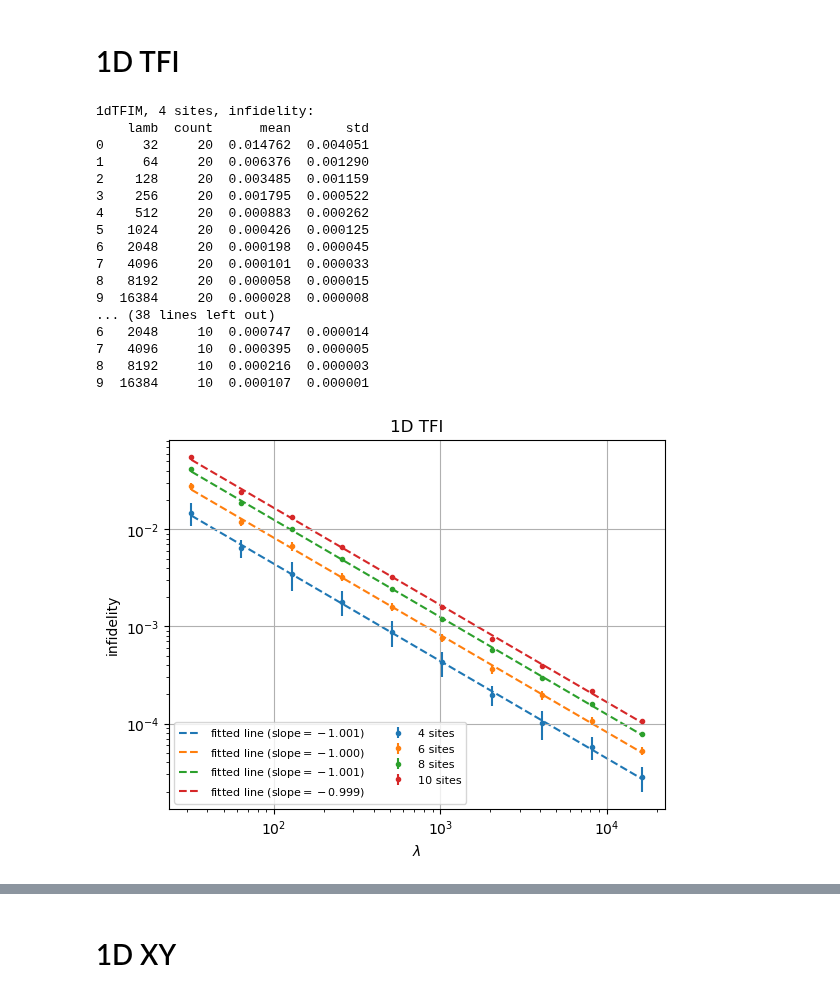
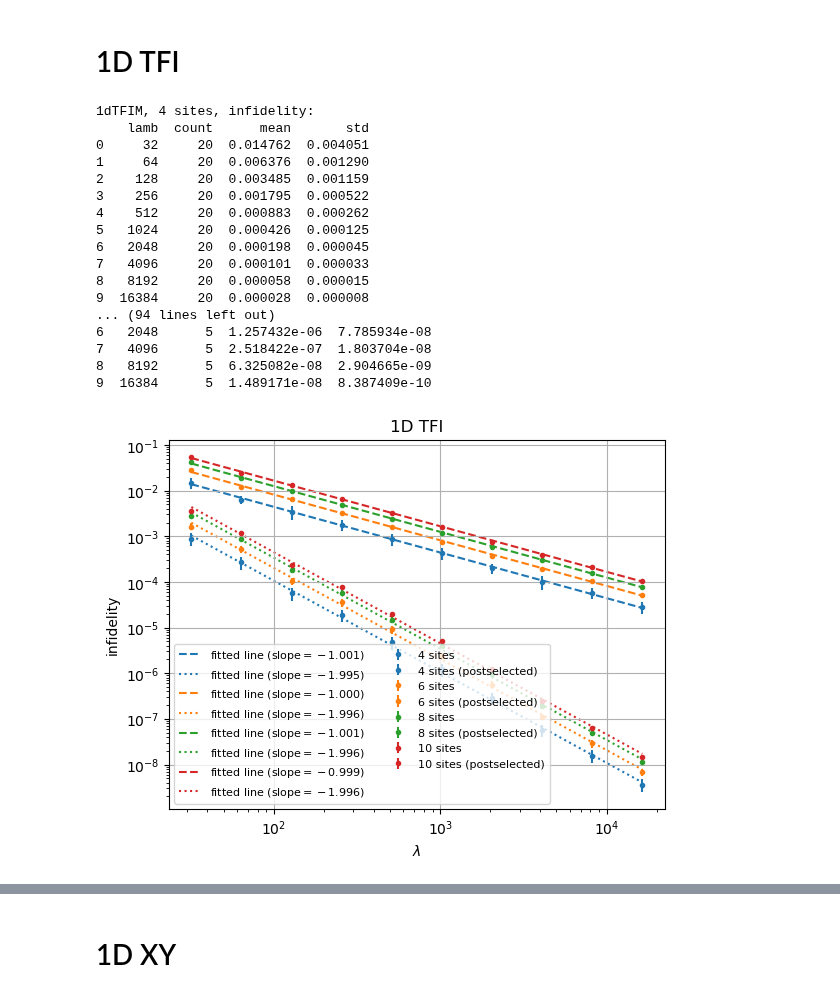
Before and after one commit to sqrta/ErrorSupression, a Jupyter notebook: use-dynamite/data/plot_sweep_lamb.ipynb, the cells around one changed output, grey strips where cells are left out. Saved outputs shown, nothing was run; the diff lists cells and outputs as text; code cells hidden in the pictures.

Commit message:
update plot

```diff
--- a/use-dynamite/data/plot_sweep_lamb.ipynb
+++ b/use-dynamite/data/plot_sweep_lamb.ipynb
@@ -50,57 +48,56 @@ for nb in [2,3,4,5]:
     plt.plot(lamb_arr, np.exp(lr.slope * np.log(lamb_arr) + lr.intercept),
             label='fitted line (slope$={:.3f}$)'.format(lr.slope),
             color=plt.gca().lines[-1].get_color(),
             zorder=1,
             linestyle="--")
 
-    if draw_postselection:
-        newdf = df.groupby("lamb")["postsel_infidelity"].agg(['count', 'mean', 'std']).reset_index()
-        print(f"{model}, {n_logi} sites, postselected infidelity:")
-        print(newdf)
-        print("\n")
-        lamb_arr = newdf["lamb"].to_numpy()
-        mean_arr = newdf["mean"].to_numpy()
-        std_arr = newdf["std"].to_numpy()
+    newdf = df.groupby("lamb")["postsel_infidelity"].agg(['count', 'mean', 'std']).reset_index()
+    print(f"{model}, {n_logi} sites, postselected infidelity:")
+    print(newdf)
+    print("\n")
+    lamb_arr = newdf["lamb"].to_numpy()
+    mean_arr = newdf["mean"].to_numpy()
+    std_arr = newdf["std"].to_numpy()
 
-        plt.errorbar(lamb_arr, mean_arr, yerr=std_arr,
-                    label=f'{n_logi} sites (postselected)',
-                    color=plt.gca().lines[-1].get_color(),
-                    fmt='o', markersize=3, zorder=2)
+    plt.errorbar(lamb_arr, mean_arr, yerr=std_arr,
+                label=f'{n_logi} sites (postselected)',
+                color=plt.gca().lines[-1].get_color(),
+                fmt='o', markersize=3, zorder=2)
 
-        lr = scipy.stats.linregress(np.log(lamb_arr), np.log(mean_arr))
-        plt.plot(lamb_arr, np.exp(lr.slope * np.log(lamb_arr) + lr.intercept),
-                label='fitted line (slope$={:.3f}$)'.format(lr.slope),
-                color=plt.gca().lines[-1].get_color(),
-                zorder=1,
-                linestyle=":")
+    lr = scipy.stats.linregress(np.log(lamb_arr), np.log(mean_arr))
+    plt.plot(lamb_arr, np.exp(lr.slope * np.log(lamb_arr) + lr.intercept),
+            label='fitted line (slope$={:.3f}$)'.format(lr.slope),
+            color=plt.gca().lines[-1].get_color(),
+            zorder=1,
+            linestyle=":")
 
 plt.xscale("log")
 plt.yscale("log")
 plt.xlabel(r"$\lambda$")
 plt.ylabel("infidelity")
 plt.title("1D TFI")
 plt.legend(ncol=2, prop={'size': 8}, loc="lower left")
 plt.grid()
-plt.savefig(f"{model}_sweep_lamb_noise=0.1_t=1.pdf", format="pdf", bbox_inches="tight")
+# plt.savefig(f"{model}_sweep_lamb_noise=0.1_t=1.pdf", format="pdf", bbox_inches="tight")
 plt.show()
 # %% [output]
 1dTFIM, 4 sites, infidelity:
     lamb  count      mean       std
 0     32     20  0.014762  0.004051
 1     64     20  0.006376  0.001290
 2    128     20  0.003485  0.001159
 3    256     20  0.001795  0.000522
 4    512     20  0.000883  0.000262
 5   1024     20  0.000426  0.000125
 6   2048     20  0.000198  0.000045
 7   4096     20  0.000101  0.000033
 8   8192     20  0.000058  0.000015
 9  16384     20  0.000028  0.000008
-... (38 lines left out)
-6   2048     10  0.000747  0.000014
-7   4096     10  0.000395  0.000005
-8   8192     10  0.000216  0.000003
-9  16384     10  0.000107  0.000001
+... (94 lines left out)
+6   2048      5  1.257432e-06  7.785934e-08
+7   4096      5  2.518422e-07  1.803704e-08
+8   8192      5  6.325082e-08  2.904665e-09
+9  16384      5  1.489171e-08  8.387409e-10
-[figure, old version]
+[figure, new version]
 # %%
 model = "1dTFIM"
```
Also changed, not shown: parts of 9 cells of this notebook.
